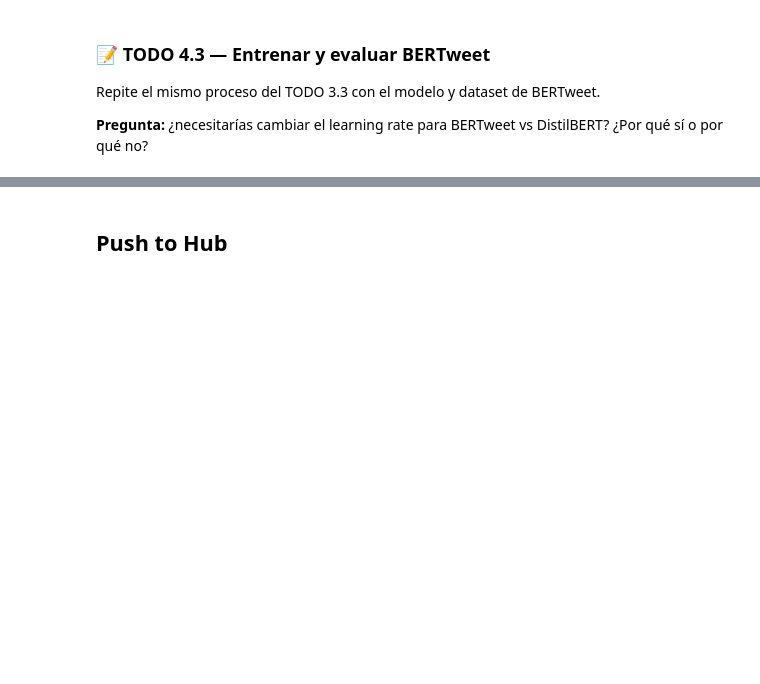
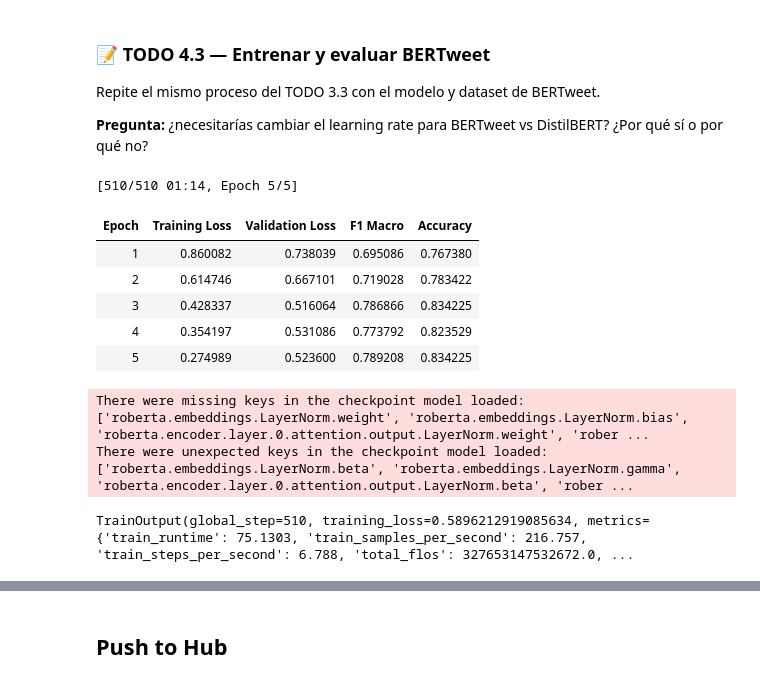
Before and after one commit to mjbernalv/deep-learning-mjbv-20261, a Jupyter notebook: Workshop 4 - NLP/tweeteval-part-4-bertweet.ipynb, the cells around one changed output, grey strips where cells are left out. Saved outputs shown, nothing was run; the diff lists cells and outputs as text; code cells hidden in the pictures; blank space fills up the shorter version.

```diff
--- a/Workshop 4 - NLP/tweeteval-part-4-bertweet.ipynb
+++ b/Workshop 4 - NLP/tweeteval-part-4-bertweet.ipynb
@@ -56,0 +127,22 @@ Repite el mismo proceso del TODO 3.3 con el modelo y dataset de BERTweet.
+# %%
+# TODO 4.3 ── Entrenamiento de BERTweet
+# ─────────────────────────────────────────────────────────────────────────────
+trainer_bertweet = make_trainer(
+    model = model_bertweet,
+    tokenizer = tok_bertweet,
+    tokenized_ds = ds_bertweet,
+    output_dir = "./checkpoints/bertweet",
+    lr = LR,
+)
+trainer_bertweet.train()
+# %% [output]
+[510/510 01:14, Epoch 5/5]
+| Epoch | Training Loss | Validation Loss | F1 Macro | Accuracy |
+| 1 | 0.860082 | 0.738039 | 0.695086 | 0.767380 |
+| 2 | 0.614746 | 0.667101 | 0.719028 | 0.783422 |
+| 3 | 0.428337 | 0.516064 | 0.786866 | 0.834225 |
+| 4 | 0.354197 | 0.531086 | 0.773792 | 0.823529 |
+| 5 | 0.274989 | 0.523600 | 0.789208 | 0.834225 |
+There were missing keys in the checkpoint model loaded: ['roberta.embeddings.LayerNorm.weight', 'roberta.embeddings.LayerNorm.bias', 'roberta.encoder.layer.0.attention.output.LayerNorm.weight', 'rober ...
+There were unexpected keys in the checkpoint model loaded: ['roberta.embeddings.LayerNorm.beta', 'roberta.embeddings.LayerNorm.gamma', 'roberta.encoder.layer.0.attention.output.LayerNorm.beta', 'rober ...
+TrainOutput(global_step=510, training_loss=0.5896212919085634, metrics={'train_runtime': 75.1303, 'train_samples_per_second': 216.757, 'train_steps_per_second': 6.788, 'total_flos': 327653147532672.0, ...
```
Also changed, not shown: parts of 13 cells of this notebook.
